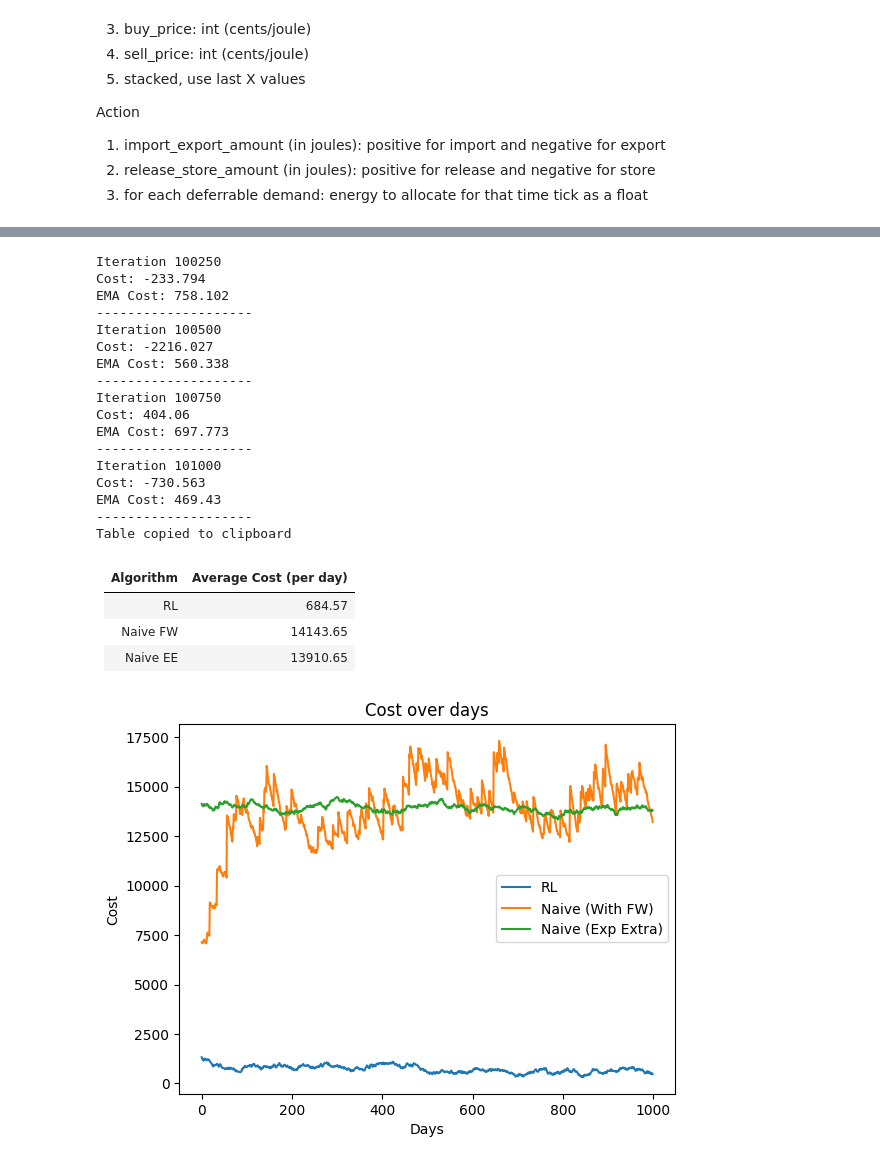
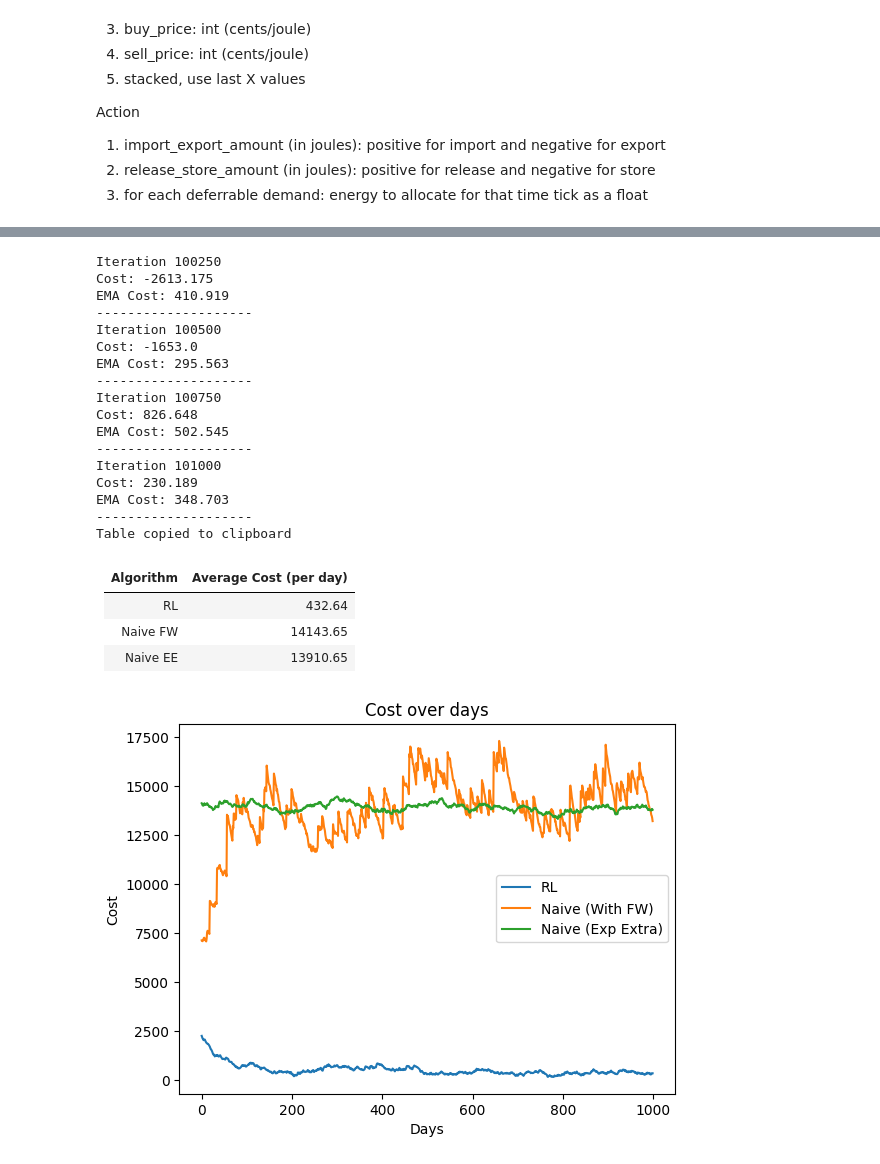
Before and after one commit to vishesh32/QuintupleE, a Jupyter notebook: optimisation/rl.ipynb, the cells around one changed output, grey strips where cells are left out. Drawn from its saved outputs; the diff is of its cells as text; code cells hidden in the pictures.

```diff
--- a/optimisation/rl.ipynb
+++ b/optimisation/rl.ipynb
@@ -436,6 +444,15 @@ EMA:  664.7239477765434
 #     'mean_net': policy_network.mean_net.state_dict(),
 #     'logstd': policy_network.logstd
 # }, "checkpoints/policy_network_10runs_600epochs.pth")
+
+
+# def load_policy_network_checkpoint(filename):
+#     checkpoint = torch.load("checkpoints/" + filename + '.pth')
+#     policy_network = PolicyNetwork(STATE_SIZE, ACTION_SIZE)
+#     policy_network.mean_net.load_state_dict(checkpoint['mean_net'])
+#     policy_network.logstd = checkpoint['logstd']
+#     return policy_network
+
 
 # Validation
 from utils import get_ema
@@ -444,7 +461,8 @@ import numpy as np
 import pandas as pd
 from IPython.display import display, Markdown
 import pyperclip
-# policy_network = load_policy_network_checkpoint()
+
+policy_network = load_policy_network_checkpoint("pn_epochs1000_trajruns_10_ema100")
 start = 100000
 size = 1000
 day, ticks = getTicksForDay(start)
@@ -473,43 +491,43 @@ table_md = "| Algorithm | Average Cost (per day) |\n"
 table_md += "|-----------|------------------------|\n"
 table_md += f"| RL | {round(np.mean(costs), 2)} |\n"
 table_md += f"| Naive FW | {round(np.mean(naive_store_fw), 2)} |\n"
 table_md += f"| Naive EE | {round(np.mean(naive_export_extra), 2)} |\n"
 pyperclip.copy(table_md)
 print("Table copied to clipboard")
 display(Markdown(table_md))
 
 plt.plot(get_ema(costs, 100), label="RL")
 plt.plot(get_ema(naive_store_fw, 100), label="Naive (With FW)")
 plt.plot(get_ema(naive_export_extra, 100), label="Naive (Exp Extra)")
 plt.xlabel("Days")
 plt.ylabel("Cost")
 plt.title("Cost over days")
 plt.legend()
 plt.show()
 # %% [output]
 Iteration 100250
-Cost: -233.794
-EMA Cost: 758.102
+Cost: -2613.175
+EMA Cost: 410.919
 --------------------
 Iteration 100500
-Cost: -2216.027
-EMA Cost: 560.338
+Cost: -1653.0
+EMA Cost: 295.563
 --------------------
 Iteration 100750
-Cost: 404.06
-EMA Cost: 697.773
+Cost: 826.648
+EMA Cost: 502.545
 --------------------
 Iteration 101000
-Cost: -730.563
-EMA Cost: 469.43
+Cost: 230.189
+EMA Cost: 348.703
 --------------------
 Table copied to clipboard
 | Algorithm | Average Cost (per day) |
 |-----------|------------------------|
-| RL | 684.57 |
+| RL | 432.64 |
 | Naive FW | 14143.65 |
 | Naive EE | 13910.65 |
-[figure, old version]
+[figure, new version]
 # %%
 '''Potential Improvements:
 
```
Also changed, not shown: parts of 1 cell of this notebook, 2 other files.
